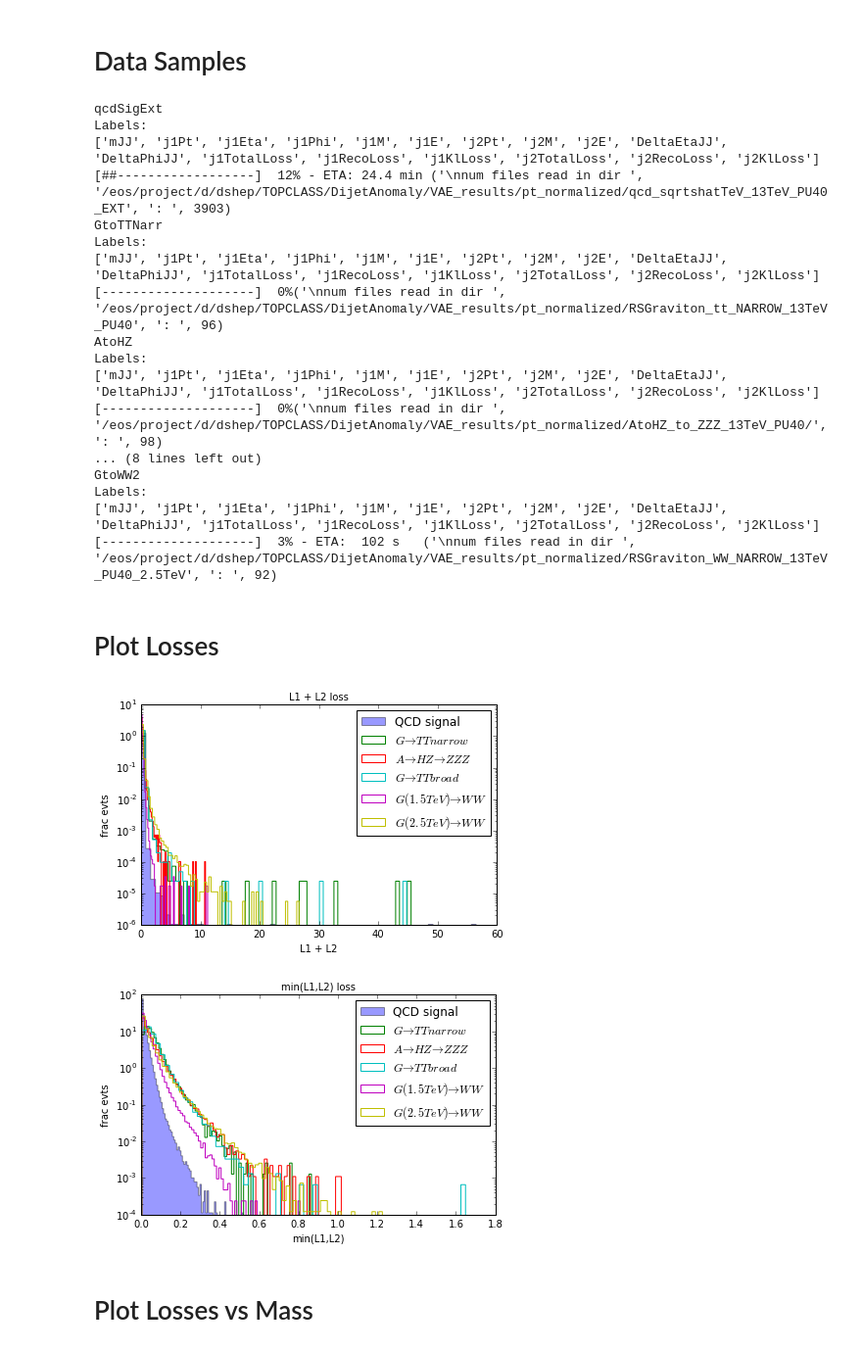
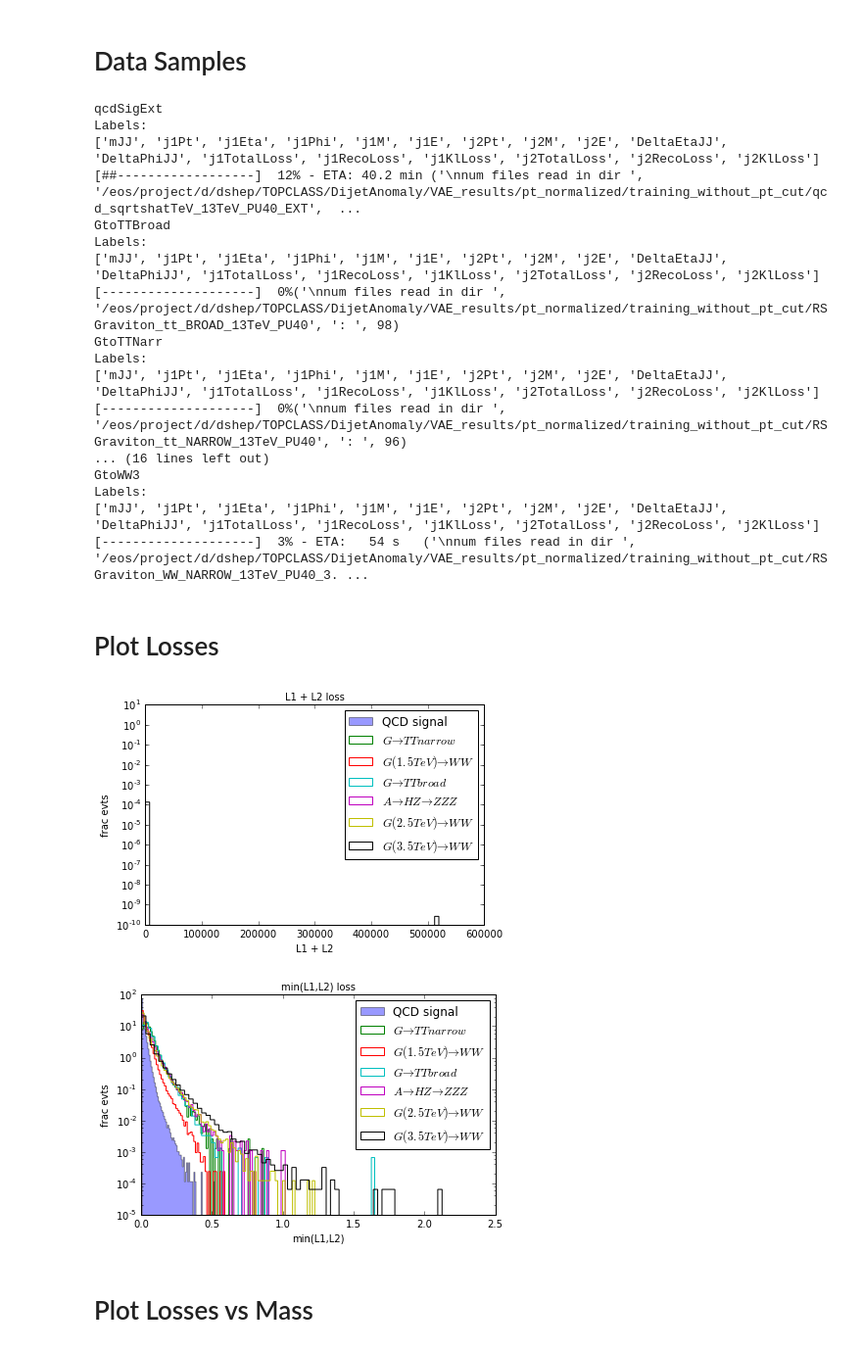
Before and after one commit to kingusiu/goodness_of_fit, a Jupyter notebook: plot_vae_result_losses_pt_normalized.ipynb, the cells around one changed output. Shown at 98% size. Cells and saved outputs as stored; diff of their text form; code cells hidden in the pictures.

```diff
--- a/plot_vae_result_losses_pt_normalized.ipynb
+++ b/plot_vae_result_losses_pt_normalized.ipynb
@@ -21,7 +21,9 @@ def read_in_data( file_dir ):
     pb = ProgressBar(maxEvts)
 
     data = None
-    flist = glob(file_dir + '/' + '*result.h5')
+    flist = []
+    for path, _, _ in os.walk('test'):
+        flist += glob(path + '/' + '*result.h5')
     #print(flist)
     i_file = 0
     labels = None
@@ -106,12 +108,14 @@ def computeDiscriminatingVar_min(l1, l2):
 # %% [markdown]
 # Data Samples
 # %%
-base_dir = '/eos/project/d/dshep/TOPCLASS/DijetAnomaly/VAE_results/pt_normalized' #'/afs/cern.ch/work/k/kiwoznia/vae_results' # /results_before_max_pixel
+vae_model = 'pt_normalized'
+vae_train_data = 'training_without_pt_cut'
+base_dir = os.path.join('/eos/project/d/dshep/TOPCLASS/DijetAnomaly/VAE_results',vae_model,vae_train_data)
 
 sample_loc = {'qcdSigExt': base_dir + '/qcd_sqrtshatTeV_13TeV_PU40_EXT',  #_ALL # _ext + _ext2
               'GtoWW1': base_dir + '/RSGraviton_WW_NARROW_13TeV_PU40_1.5TeV',
               'GtoWW2': base_dir + '/RSGraviton_WW_NARROW_13TeV_PU40_2.5TeV',
-              #'GtoWW3': base_dir + '/RSGraviton_WW_NARROW_13TeV_PU40_3.5TeV',
+              'GtoWW3': base_dir + '/RSGraviton_WW_NARROW_13TeV_PU40_3.5TeV',
               #'GtoWW4': base_dir + '/RSGraviton_WW_NARROW_13TeV_PU40_4.5TeV',
               'AtoHZ': base_dir + '/AtoHZ_to_ZZZ_13TeV_PU40/',
               'GtoTTBroad': base_dir + '/RSGraviton_tt_BROAD_13TeV_PU40',
@@ -121,7 +125,7 @@ sample_loc = {'qcdSigExt': base_dir + '/qcd_sqrtshatTeV_13TeV_PU40_EXT',  #_ALL
 sample_label = {'qcdSigExt':r'QCD signal',
                 'GtoWW1':r'$G(1.5 TeV)\to WW$',
                 'GtoWW2':r'$G(2.5 TeV)\to WW$',
-                #'GtoWW3':r'$G(3.5 TeV)\to WW$',
+                'GtoWW3':r'$G(3.5 TeV)\to WW$',
                 #'GtoWW4':r'$G(4.5 TeV)\to WW$',
                 'AtoHZ':r'$A \to HZ \to ZZZ$',
                 'GtoTTBroad':r'$G \to TT broad$',
@@ -138,43 +142,43 @@ for n, file_dir in sample_loc.iteritems():
 qcdSigExt
 Labels:
 ['mJJ', 'j1Pt', 'j1Eta', 'j1Phi', 'j1M', 'j1E', 'j2Pt', 'j2M', 'j2E', 'DeltaEtaJJ', 'DeltaPhiJJ', 'j1TotalLoss', 'j1RecoLoss', 'j1KlLoss', 'j2TotalLoss', 'j2RecoLoss', 'j2KlLoss']
-[##------------------]  12% - ETA: 24.4 min ('\nnum files read in dir ', '/eos/project/d/dshep/TOPCLASS/DijetAnomaly/VAE_results/pt_normalized/qcd_sqrtshatTeV_13TeV_PU40_EXT', ': ', 3903)
+[##------------------]  12% - ETA: 40.2 min ('\nnum files read in dir ', '/eos/project/d/dshep/TOPCLASS/DijetAnomaly/VAE_results/pt_normalized/training_without_pt_cut/qcd_sqrtshatTeV_13TeV_PU40_EXT',  ...
+GtoTTBroad
+Labels:
+['mJJ', 'j1Pt', 'j1Eta', 'j1Phi', 'j1M', 'j1E', 'j2Pt', 'j2M', 'j2E', 'DeltaEtaJJ', 'DeltaPhiJJ', 'j1TotalLoss', 'j1RecoLoss', 'j1KlLoss', 'j2TotalLoss', 'j2RecoLoss', 'j2KlLoss']
+[--------------------]  0%('\nnum files read in dir ', '/eos/project/d/dshep/TOPCLASS/DijetAnomaly/VAE_results/pt_normalized/training_without_pt_cut/RSGraviton_tt_BROAD_13TeV_PU40', ': ', 98)
 GtoTTNarr
 Labels:
 ['mJJ', 'j1Pt', 'j1Eta', 'j1Phi', 'j1M', 'j1E', 'j2Pt', 'j2M', 'j2E', 'DeltaEtaJJ', 'DeltaPhiJJ', 'j1TotalLoss', 'j1RecoLoss', 'j1KlLoss', 'j2TotalLoss', 'j2RecoLoss', 'j2KlLoss']
-[--------------------]  0%('\nnum files read in dir ', '/eos/project/d/dshep/TOPCLASS/DijetAnomaly/VAE_results/pt_normalized/RSGraviton_tt_NARROW_13TeV_PU40', ': ', 96)
-AtoHZ
+[--------------------]  0%('\nnum files read in dir ', '/eos/project/d/dshep/TOPCLASS/DijetAnomaly/VAE_results/pt_normalized/training_without_pt_cut/RSGraviton_tt_NARROW_13TeV_PU40', ': ', 96)
+... (16 lines left out)
+GtoWW3
 Labels:
 ['mJJ', 'j1Pt', 'j1Eta', 'j1Phi', 'j1M', 'j1E', 'j2Pt', 'j2M', 'j2E', 'DeltaEtaJJ', 'DeltaPhiJJ', 'j1TotalLoss', 'j1RecoLoss', 'j1KlLoss', 'j2TotalLoss', 'j2RecoLoss', 'j2KlLoss']
-[--------------------]  0%('\nnum files read in dir ', '/eos/project/d/dshep/TOPCLASS/DijetAnomaly/VAE_results/pt_normalized/AtoHZ_to_ZZZ_13TeV_PU40/', ': ', 98)
-... (8 lines left out)
-GtoWW2
-Labels:
-['mJJ', 'j1Pt', 'j1Eta', 'j1Phi', 'j1M', 'j1E', 'j2Pt', 'j2M', 'j2E', 'DeltaEtaJJ', 'DeltaPhiJJ', 'j1TotalLoss', 'j1RecoLoss', 'j1KlLoss', 'j2TotalLoss', 'j2RecoLoss', 'j2KlLoss']
-[--------------------]  3% - ETA:  102 s   ('\nnum files read in dir ', '/eos/project/d/dshep/TOPCLASS/DijetAnomaly/VAE_results/pt_normalized/RSGraviton_WW_NARROW_13TeV_PU40_2.5TeV', ': ', 92)
+[--------------------]  3% - ETA:   54 s   ('\nnum files read in dir ', '/eos/project/d/dshep/TOPCLASS/DijetAnomaly/VAE_results/pt_normalized/training_without_pt_cut/RSGraviton_WW_NARROW_13TeV_PU40_3. ...
 # %% [markdown]
 # Plot Losses
 # %%
 # plot L1 + L2 loss 1D distribution
 losses_plus = []
 for n, label in sample_label.iteritems():
     x = data[n]
-    y = computeDiscriminatingVar_sum(x['j1TotalLoss'],x['j2TotalLoss'])
+    y = x['j2TotalLoss']#computeDiscriminatingVar_sum(x['j1TotalLoss'],x['j2TotalLoss'])
     losses_plus.append(y)
 
 plot_hist( losses_plus, 'L1 + L2', 'frac evts', 'L1 + L2 loss', 'sum_j1j2_reco_loss', list(sample_label.values()))
 
 # plot min(L1,L2) loss 1D distribution
 losses_min = []
 for n, label in sample_label.iteritems():
     x = data[n]
     y = computeDiscriminatingVar_min(x['j1TotalLoss'],x['j2TotalLoss'])
     losses_min.append(y)
 
 plot_hist( losses_min, 'min(L1,L2)', 'frac evts', 'min(L1,L2) loss', 'sum_j1j2_reco_loss', list(sample_label.values()))
 # %% [output]
-[figure, old version]
+[figure, new version]
-[figure, old version]
+[figure, new version]
 # %% [markdown]
 # Plot Losses vs Mass
 # %%
```
Also changed, not shown: parts of 5 cells of this notebook, 25 other files.
